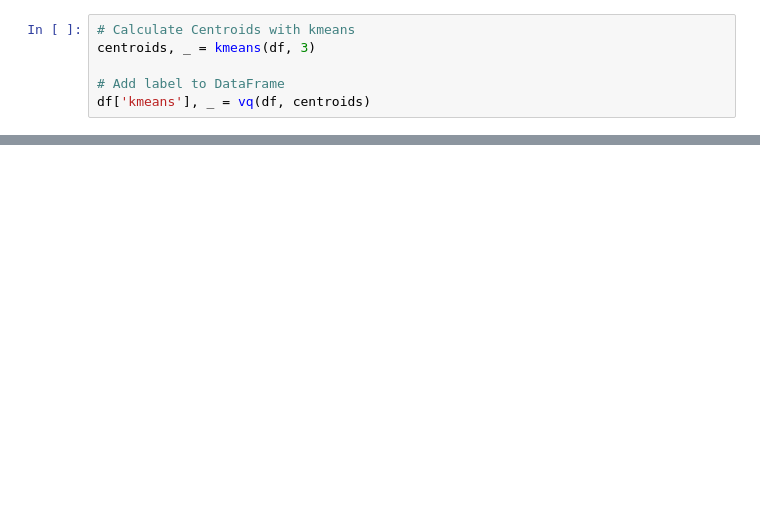
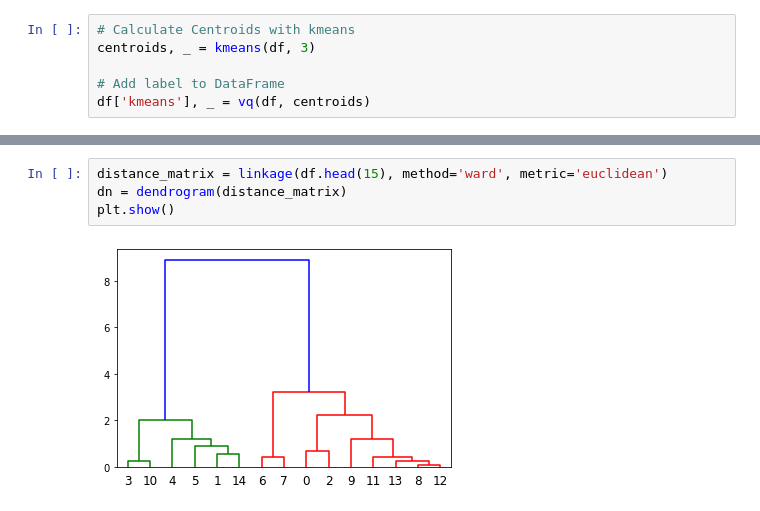
Before and after one commit to VictorCalderon/data-snippets, a Jupyter notebook: MachineLearning/UnsupervisedML.ipynb, the cells around one changed output, grey strips where cells are left out. Drawn from its saved outputs; the diff is of its cells as text; blank space fills up the shorter version.

Commit message:
added dendrograms

```diff
--- a/MachineLearning/UnsupervisedML.ipynb
+++ b/MachineLearning/UnsupervisedML.ipynb
@@ -51,0 +52,6 @@ plt.show()
+# %%
+distance_matrix = linkage(df.head(15), method='ward', metric='euclidean')
+dn = dendrogram(distance_matrix)
+plt.show()
+# %% [output]
+[figure, added]
```
Also changed, not shown: parts of 5 cells of this notebook.
